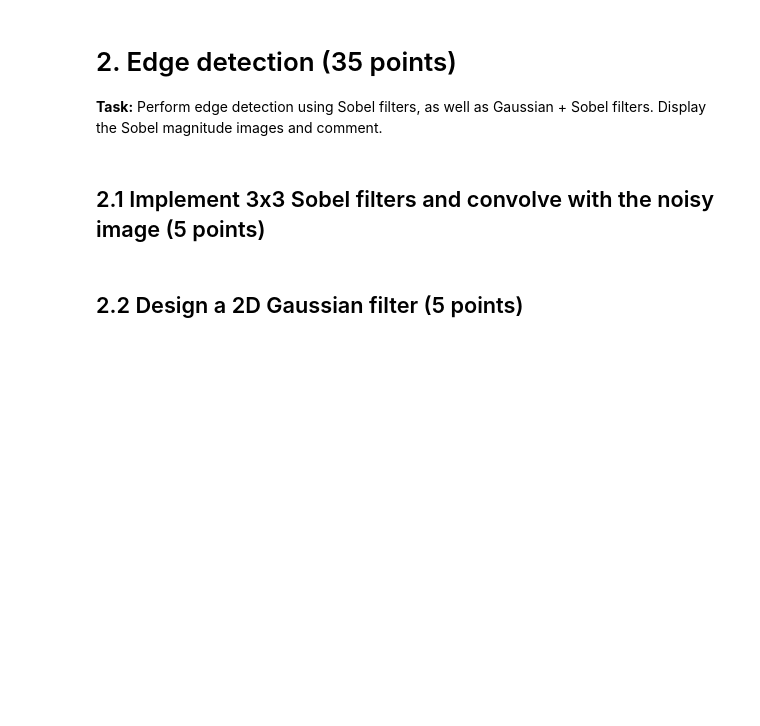
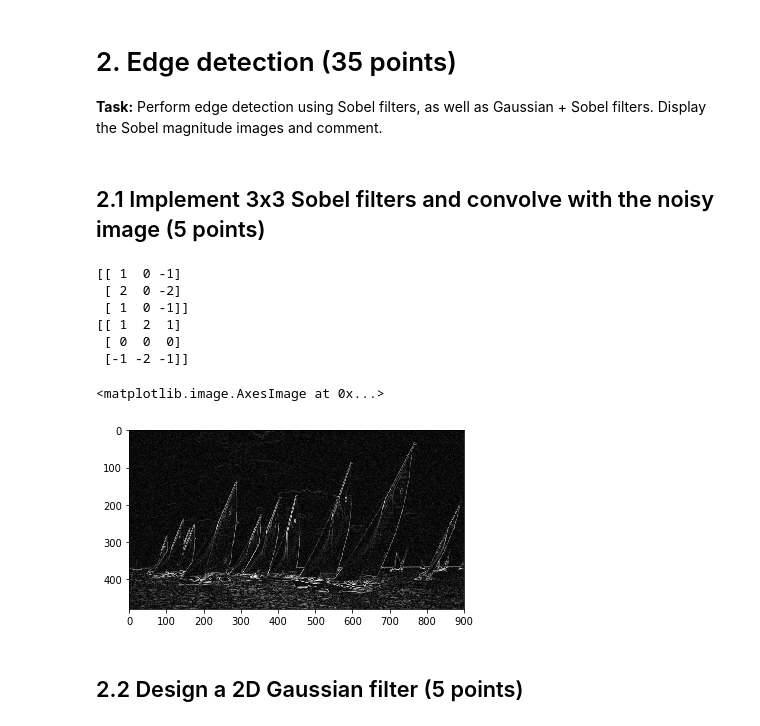
Before and after one commit to namanwahi/ComputerVision2018-19, a Jupyter notebook: coursework_1/coursework_1.ipynb, the cells around one changed output. Drawn from its saved outputs; the diff is of its cells as text; code cells hidden in the pictures; blank space fills up the shorter version.

```diff
--- a/coursework_1/coursework_1.ipynb
+++ b/coursework_1/coursework_1.ipynb
@@ -107,26 +128,40 @@ Please put your comment here.
 # 2. Edge detection (35 points)
 
 **Task:** Perform edge detection using Sobel filters, as well as Gaussian + Sobel filters. Display the Sobel magnitude images and comment.
+# %%
+def createSobel():
+    smoothingFilter = np.array([1, 2, 1], ndmin=2).T
+    finiteDifference = np.array([1, 0, -1], ndmin=2)
+    return smoothingFilter.dot(finiteDifference)
 # %% [markdown]
 ## 2.1 Implement 3x3 Sobel filters and convolve with the noisy image (5 points)
 # %%
 # Design the Sobel filters
-h_sobel_x = []
-h_sobel_y = []
+h_sobel_x = createSobel()
+h_sobel_y = h_sobel_x.T
 
 # Print the filters
 print(h_sobel_x)
 print(h_sobel_y)
 
 # Sobel filtering
 sobel_x = scipy.signal.convolve2d(image_noisy, h_sobel_x, mode='same')
 sobel_y = scipy.signal.convolve2d(image_noisy, h_sobel_y, mode='same')
 
 # Calculate the gradient magnitude
 sobel_mag = np.sqrt(sobel_x * sobel_x + sobel_y * sobel_y)
 
 # Display the magnitude
 plt.imshow(sobel_mag, cmap='gray')
+# %% [output]
+[[ 1  0 -1]
+ [ 2  0 -2]
+ [ 1  0 -1]]
+[[ 1  2  1]
+ [ 0  0  0]
+ [-1 -2 -1]]
+<matplotlib.image.AxesImage at 0x...>
+[figure, added]
 # %% [markdown]
 ## 2.2 Design a 2D Gaussian filter (5 points)
 # %%
```
Also changed, not shown: parts of 2 cells of this notebook.
